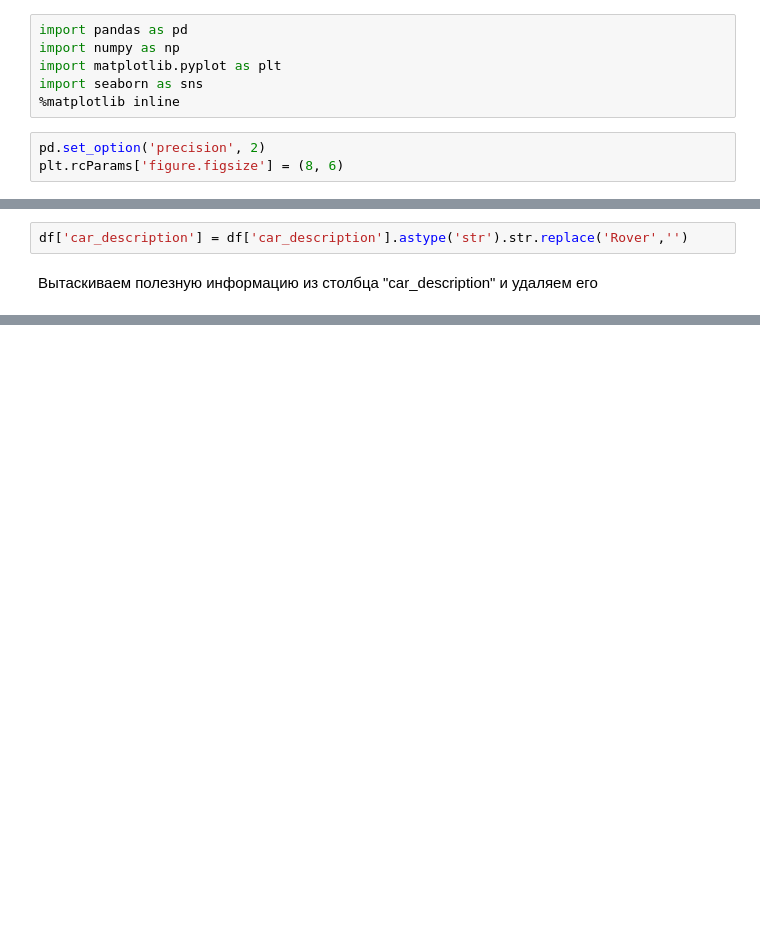
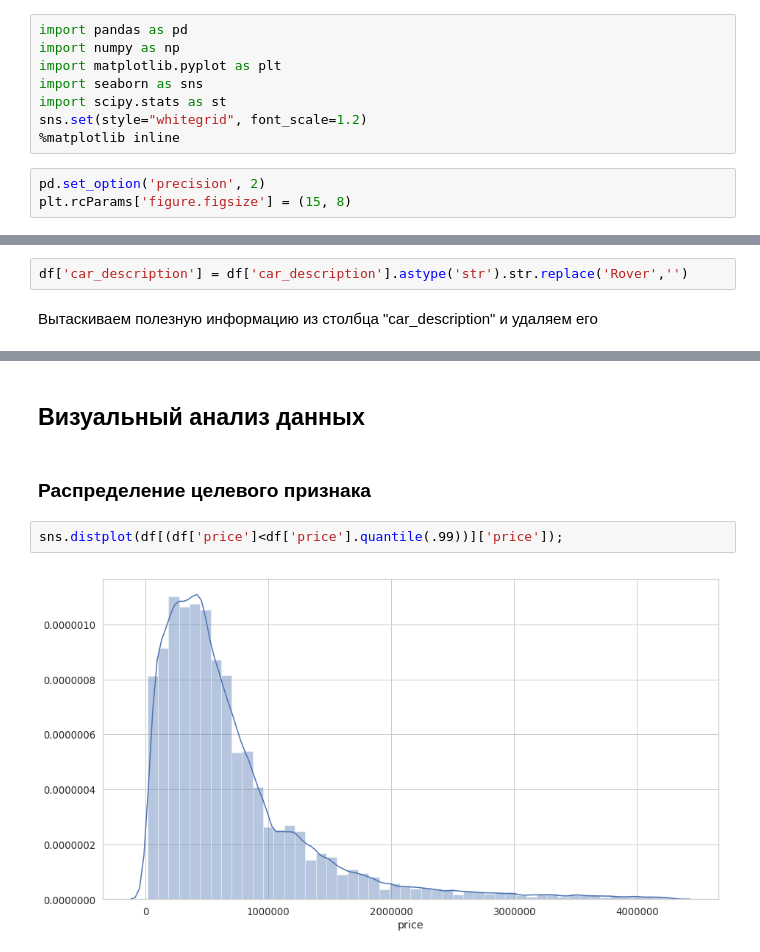
Before and after one commit to Curiosady/Learning-Projects, a Jupyter notebook: Auto.ru Car Price Prediction/main.ipynb, the cells around one changed output, grey strips where cells are left out. Saved outputs shown, nothing was run; the diff lists cells and outputs as text; blank space fills up the shorter version.

```diff
--- a/Auto.ru Car Price Prediction/main.ipynb
+++ b/Auto.ru Car Price Prediction/main.ipynb
@@ -21,8 +21,10 @@ import pandas as pd
 import numpy as np
 import matplotlib.pyplot as plt
 import seaborn as sns
+import scipy.stats as st
+sns.set(style="whitegrid", font_scale=1.2)
 %matplotlib inline
 # %%
 pd.set_option('precision', 2)
-plt.rcParams['figure.figsize'] = (8, 6)
+plt.rcParams['figure.figsize'] = (15, 8)
 # %% [markdown]
@@ -195,0 +220,8 @@ df.head()
+# %% [markdown]
+##  Визуальный анализ данных
+# %% [markdown]
+### Распределение целевого признака
+# %%
+sns.distplot(df[(df['price']<df['price'].quantile(.99))]['price']);
+# %% [output]
+[figure, added]
```
Also changed, not shown: parts of 31 cells of this notebook.
